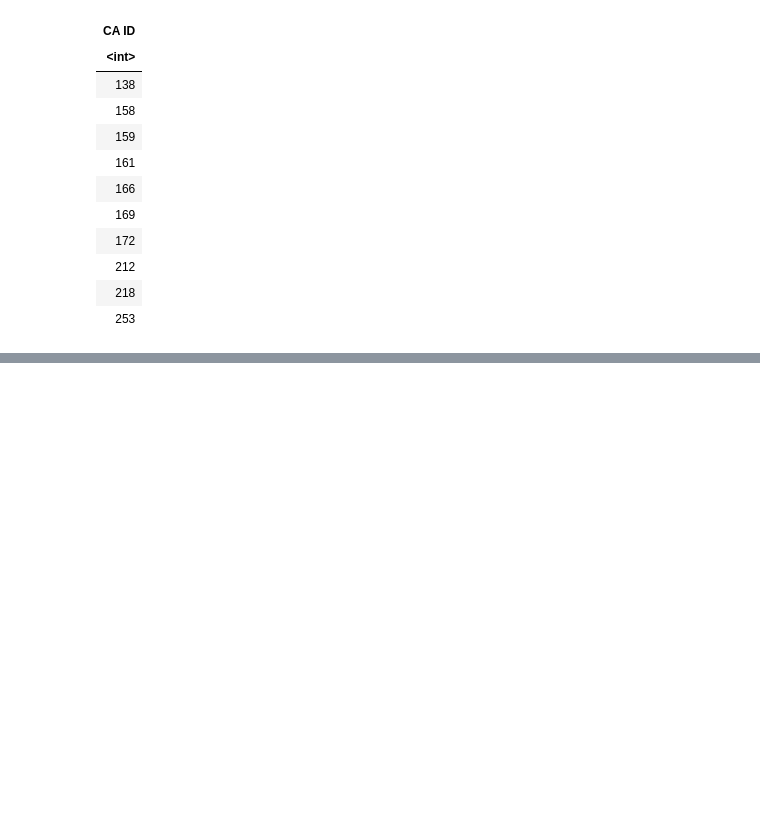
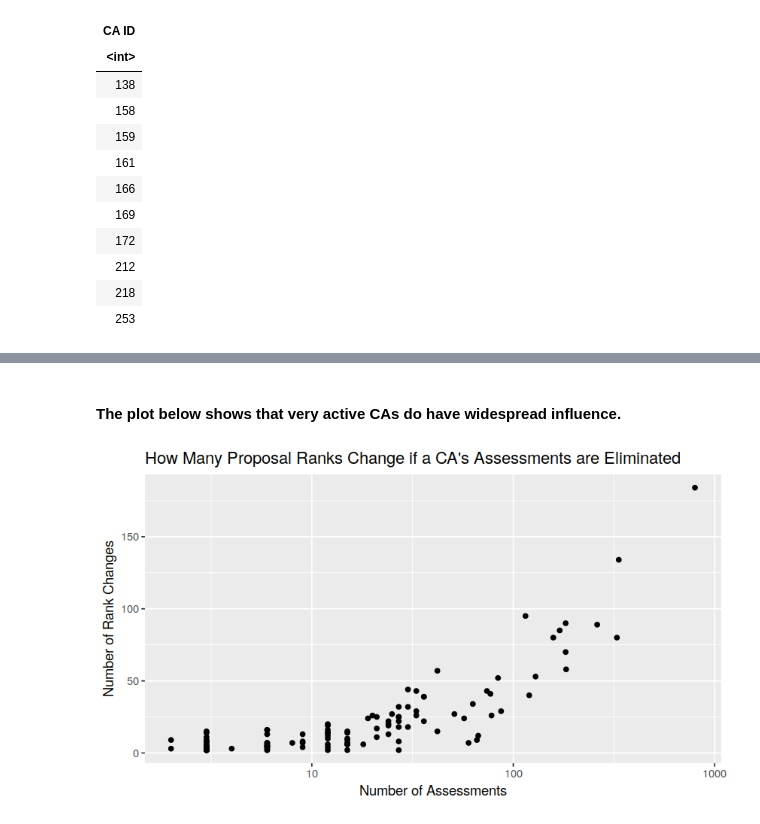
Before and after one commit to bwbush/catalyst-assessment-analyses, a Jupyter notebook: f5-exploratory-analysis.ipynb, the cells around one changed output, grey strips where cells are left out. Cells and saved outputs as stored; diff of their text form; code cells hidden in the pictures; blank space fills up the shorter version.

Commit message:
improved documentation, estimated influence, added conclusions

```diff
--- a/f5-exploratory-analysis.ipynb
+++ b/f5-exploratory-analysis.ipynb
@@ -202,0 +211,16 @@ A data.table: 10 x 1
+# %%
+# Function that computes the $N$ top-ranked proposals in each challenge.
+
+topRanked <- function(f5x, count = 1) {
+    meanScores <- f5x[, .(
+        `Mean Score` = mean(`Score`)
+    ), by = .(
+        `Challenge`,
+        `Unique Proposal ID`
+    )][order(`Challenge`, - `Mean Score`)]
+    topScores <- meanScores[, .(
+        `Unique Proposal ID`,
+        Rank = sequence(.N)
+    ), by = .(`Challenge`)]
+    topScores[`Rank` <= count]$`Unique Proposal ID`
+}
@@ -202,0 +312,10 @@ A data.table: 10 x 1
+# %%
+f5.perturbation <- NULL
+for (caId in unique(f5$`CA ID`))
+    f5.perturbation <- rbind(f5.perturbation, changesRanks(caId))
+f5.perturbation <- merge(
+    f5.perturbation,
+    f5[, .(Assessments = .N), by = .(`Challenge`, `CA ID`)],
+    by = c("Challenge", "CA ID")
+)
+f5.perturbation[1:10]
@@ -202,0 +336,15 @@ A data.table: 10 x 1
+# %% [markdown]
+#### The plot below shows that very active CAs do have widespread influence.
+# %%
+ggplot(
+    f5.perturbation[, .(
+        `Number of Assessments` = sum(`Assessments`),
+        `Number of Rank Changes` = sum(`Number of Rank Changes`)
+    ), by = .(`CA ID`)],
+    aes(x = `Number of Assessments`, y = `Number of Rank Changes`)
+) +
+geom_point() +
+scale_x_log10() +
+ggtitle("How Many Proposal Ranks Change if a CA's Assessments are Eliminated")
+# %% [output]
+[figure, added]
```
Also changed, not shown: parts of 23 cells of this notebook.
